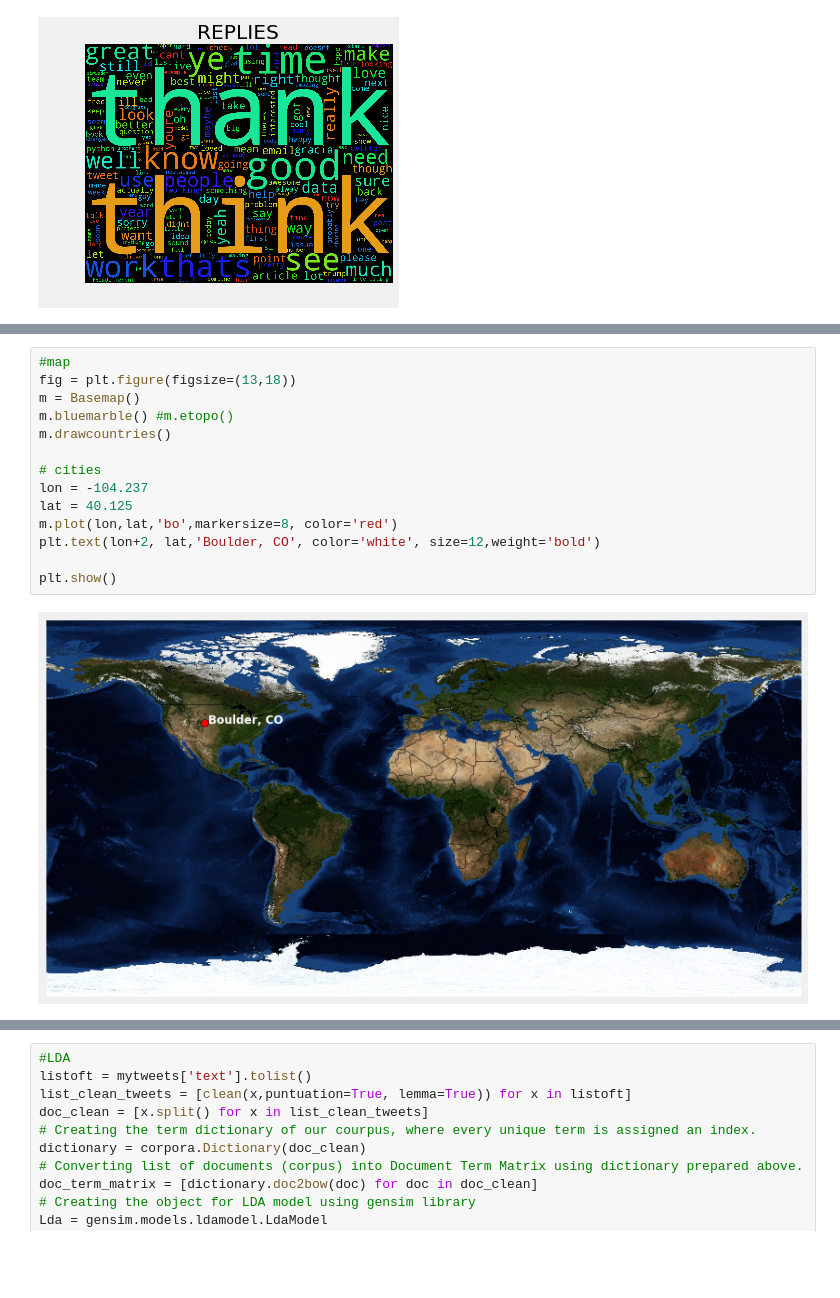
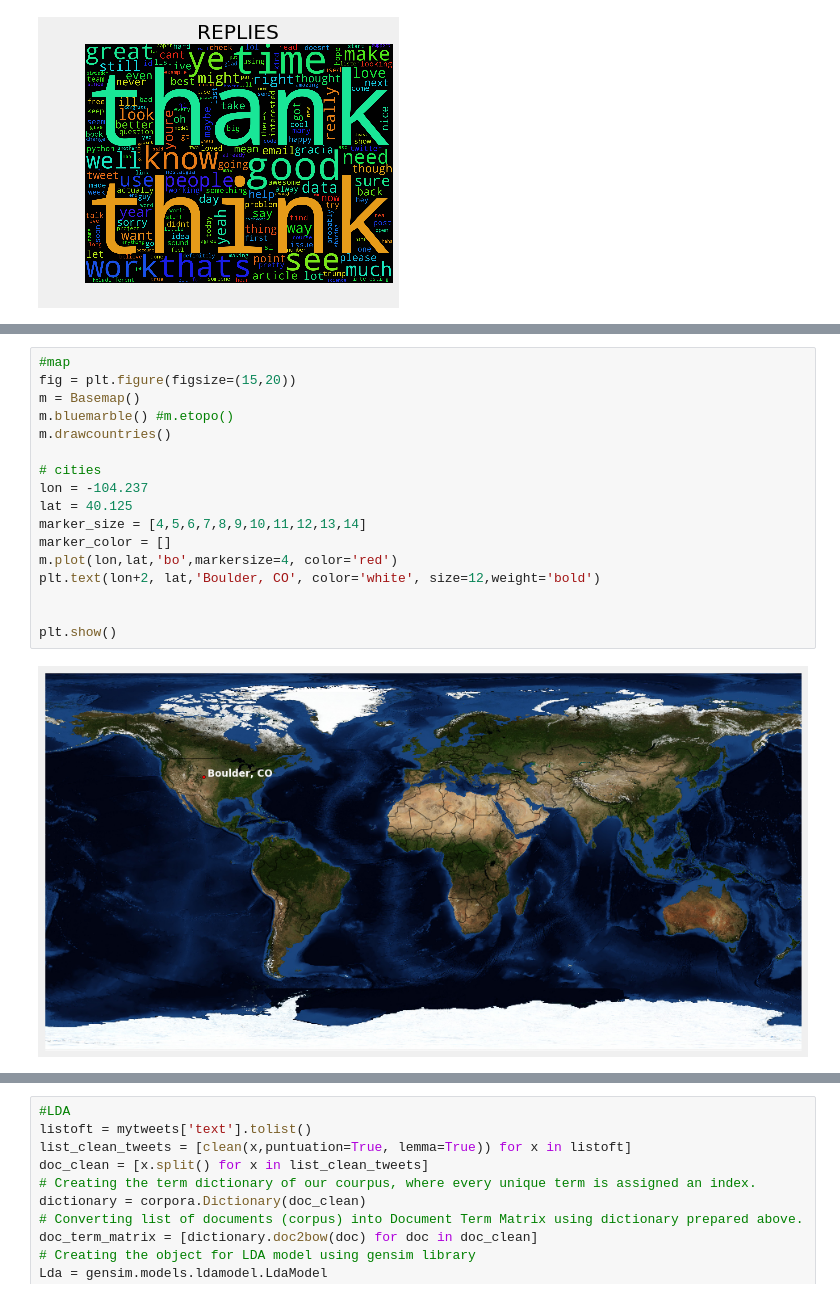
Before and after one commit to nachocarracedo/my_twitter, a Jupyter notebook: twitter_scrape.ipynb, the cells around one changed output, grey strips where cells are left out. Drawn from its saved outputs; the diff is of its cells as text; blank space fills up the shorter version.

```diff
--- a/twitter_scrape.ipynb
+++ b/twitter_scrape.ipynb
@@ -214,19 +245,22 @@ leaders(user_location,10)
 # %%
 #map
-fig = plt.figure(figsize=(13,18))
+fig = plt.figure(figsize=(15,20))
 m = Basemap()
 m.bluemarble() #m.etopo()
 m.drawcountries()
 
 # cities
 lon = -104.237
 lat = 40.125
-m.plot(lon,lat,'bo',markersize=8, color='red')
+marker_size = [4,5,6,7,8,9,10,11,12,13,14]
+marker_color = []
+m.plot(lon,lat,'bo',markersize=4, color='red')
 plt.text(lon+2, lat,'Boulder, CO', color='white', size=12,weight='bold')
 
+
 plt.show()
 # %% [output]
-[figure, old version]
+[figure, new version]
 # %%
 # hastags
 words = clean_tweets(' '.join(mytweets['text']), False) # puntuation is False so we don't delete hastags
```
Also changed, not shown: parts of 6 cells of this notebook.
